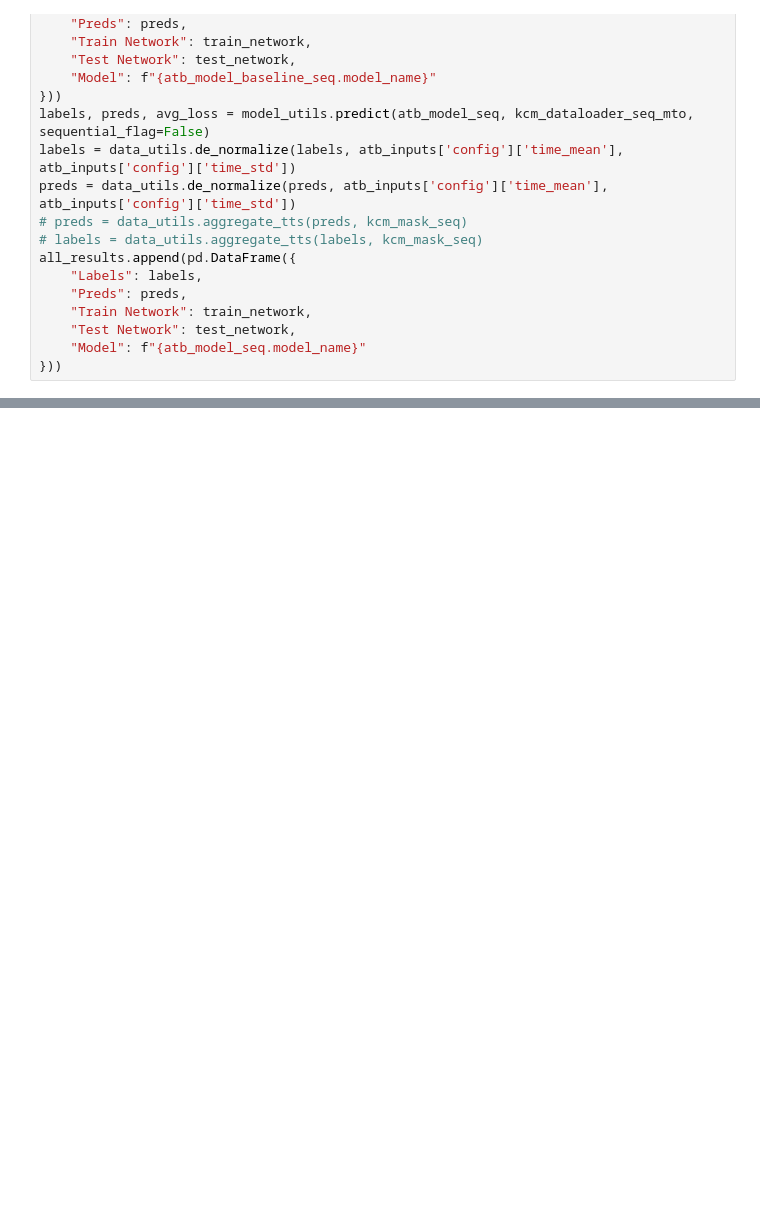
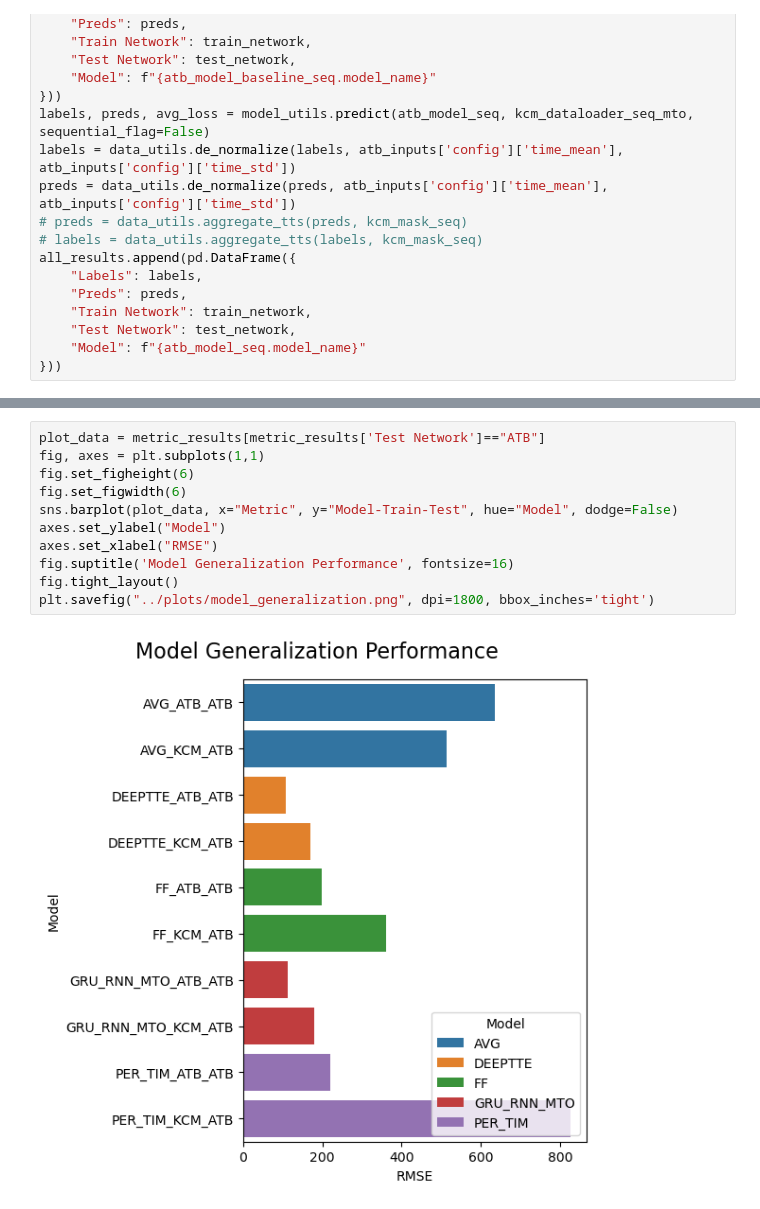
Before and after one commit to zackAemmer/generalizable_travel_times, a Jupyter notebook: src/explore_generalization.ipynb, the cells around one changed output, grey strips where cells are left out. Cells and saved outputs as stored; diff of their text form; blank space fills up the shorter version.

```diff
--- a/src/explore_generalization.ipynb
+++ b/src/explore_generalization.ipynb
@@ -392,0 +394,13 @@ plt.savefig("../plots/model_generalization.png", dpi=1800, bbox_inches='tight')
+# %%
+plot_data = metric_results[metric_results['Test Network']=="ATB"]
+fig, axes = plt.subplots(1,1)
+fig.set_figheight(6)
+fig.set_figwidth(6)
+sns.barplot(plot_data, x="Metric", y="Model-Train-Test", hue="Model", dodge=False)
+axes.set_ylabel("Model")
+axes.set_xlabel("RMSE")
+fig.suptitle('Model Generalization Performance', fontsize=16)
+fig.tight_layout()
+plt.savefig("../plots/model_generalization.png", dpi=1800, bbox_inches='tight')
+# %% [output]
+[figure, added]
```
Also changed, not shown: parts of 4 cells of this notebook, 2 other files.
